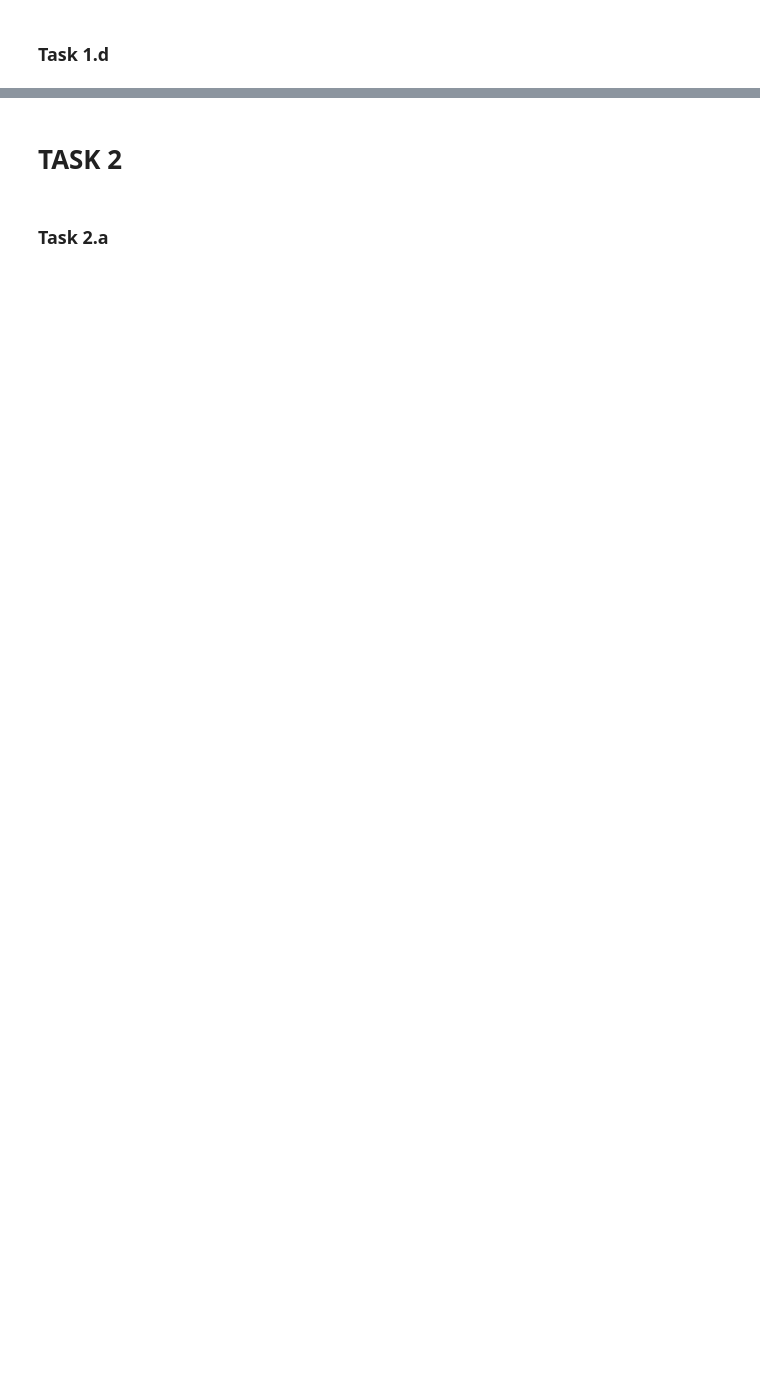
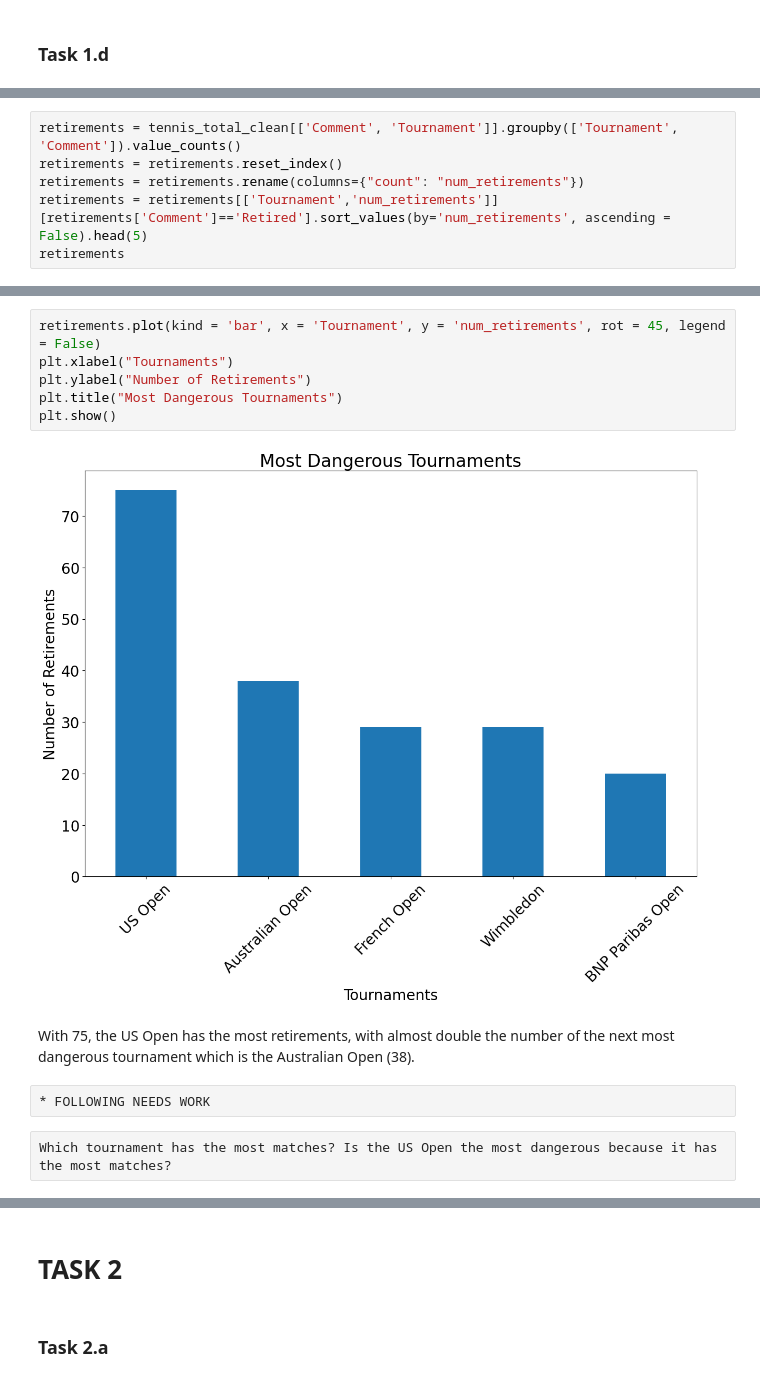
Before and after one commit to Scotty538/ml_one, a Jupyter notebook: Jupyter Project Report Template DRAFT v2.0_297201 - A1.ipynb, the cells around one changed output, grey strips where cells are left out. Drawn from its saved outputs; the diff is of its cells as text; blank space fills up the shorter version.

```diff
--- a/Jupyter Project Report Template DRAFT v2.0_297201 - A1.ipynb
+++ b/Jupyter Project Report Template DRAFT v2.0_297201 - A1.ipynb
@@ -543,0 +706,6 @@ tennis_2016.groupby('Date').count()
+# %%
+retirements = tennis_total_clean[['Comment', 'Tournament']].groupby(['Tournament', 'Comment']).value_counts()
+retirements = retirements.reset_index()
+retirements = retirements.rename(columns={"count": "num_retirements"})
+retirements = retirements[['Tournament','num_retirements']][retirements['Comment']=='Retired'].sort_values(by='num_retirements', ascending = False).head(5)
+retirements
@@ -543,0 +719,14 @@ tennis_2016.groupby('Date').count()
+# %%
+retirements.plot(kind = 'bar', x = 'Tournament', y = 'num_retirements', rot = 45, legend = False)
+plt.xlabel("Tournaments")
+plt.ylabel("Number of Retirements")
+plt.title("Most Dangerous Tournaments")
+plt.show()
+# %% [output]
+[figure, added]
+# %% [markdown]
+With 75, the US Open has the most retirements, with almost double the number of the next most dangerous tournament which is the Australian Open (38).
+# %%
+* FOLLOWING NEEDS WORK
+# %%
+Which tournament has the most matches? Is the US Open the most dangerous because it has the most matches?
```
Also changed, not shown: parts of 38 cells of this notebook.
